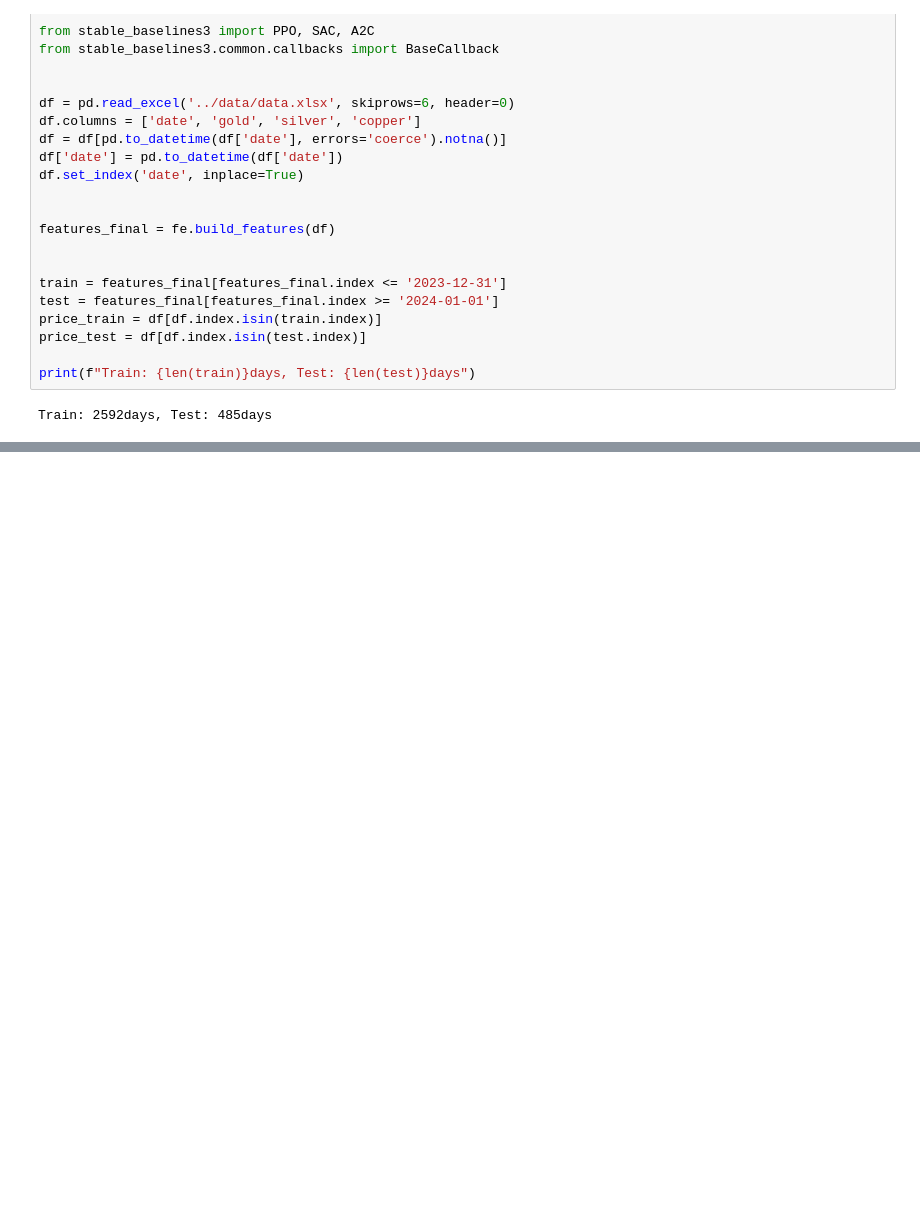
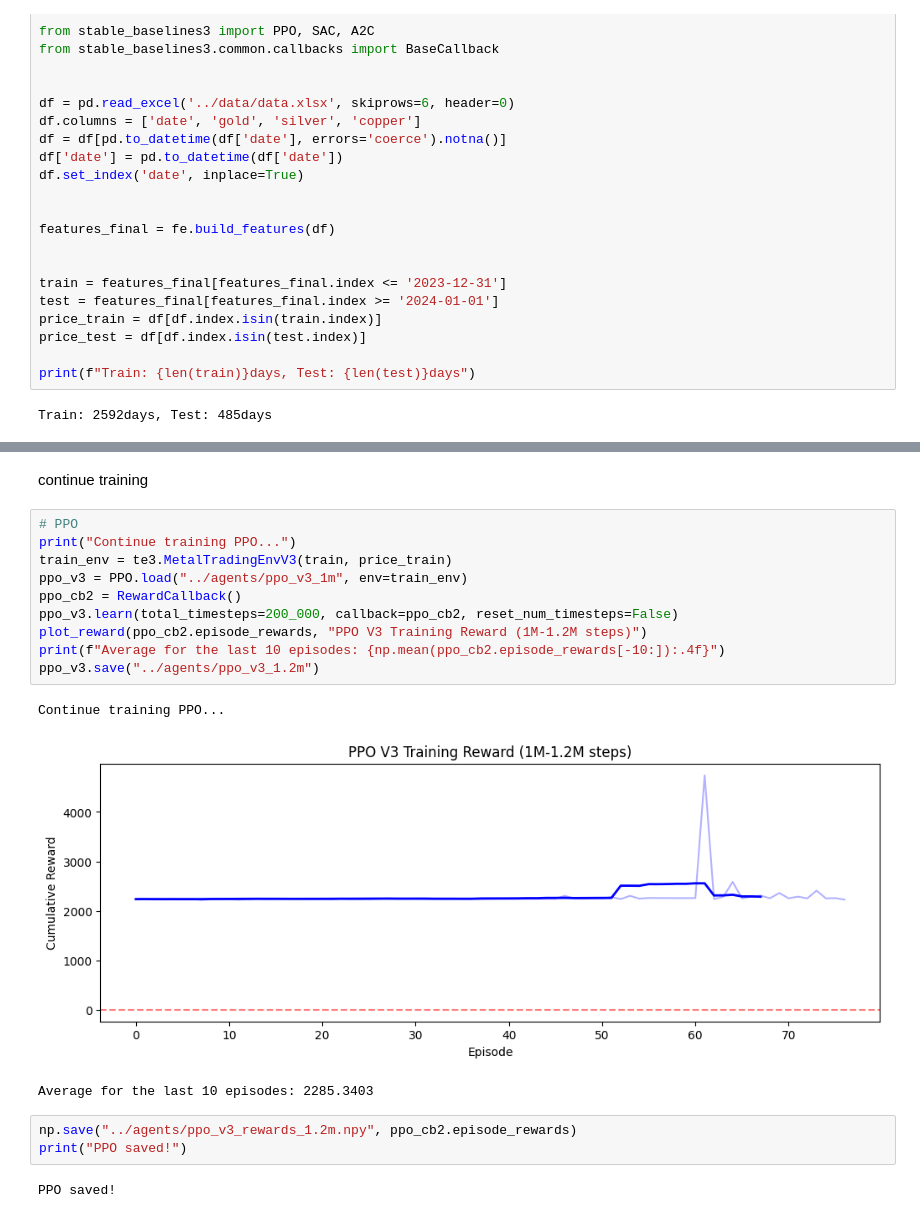
Before and after one commit to blackcatyu/DRL-for-Portfolio-Allocation, a Jupyter notebook: notebooks/05_train_sharpe.ipynb, the cells around one changed output, grey strips where cells are left out. Cells and saved outputs as stored; diff of their text form; blank space fills up the shorter version.

```diff
--- a/notebooks/05_train_sharpe.ipynb
+++ b/notebooks/05_train_sharpe.ipynb
@@ -86,0 +103,21 @@ KeyboardInterrupt:
+# %% [markdown]
+continue training
+# %%
+# PPO
+print("Continue training PPO...")
+train_env = te3.MetalTradingEnvV3(train, price_train)
+ppo_v3 = PPO.load("../agents/ppo_v3_1m", env=train_env)
+ppo_cb2 = RewardCallback()
+ppo_v3.learn(total_timesteps=200_000, callback=ppo_cb2, reset_num_timesteps=False)
+plot_reward(ppo_cb2.episode_rewards, "PPO V3 Training Reward (1M-1.2M steps)")
+print(f"Average for the last 10 episodes: {np.mean(ppo_cb2.episode_rewards[-10:]):.4f}")
+ppo_v3.save("../agents/ppo_v3_1.2m")
+# %% [output]
+Continue training PPO...
+[figure, added]
+Average for the last 10 episodes: 2285.3403
+# %%
+np.save("../agents/ppo_v3_rewards_1.2m.npy", ppo_cb2.episode_rewards)
+print("PPO saved!")
+# %% [output]
+PPO saved!
```
Also changed, not shown: parts of 8 cells of this notebook, 9 other files.
